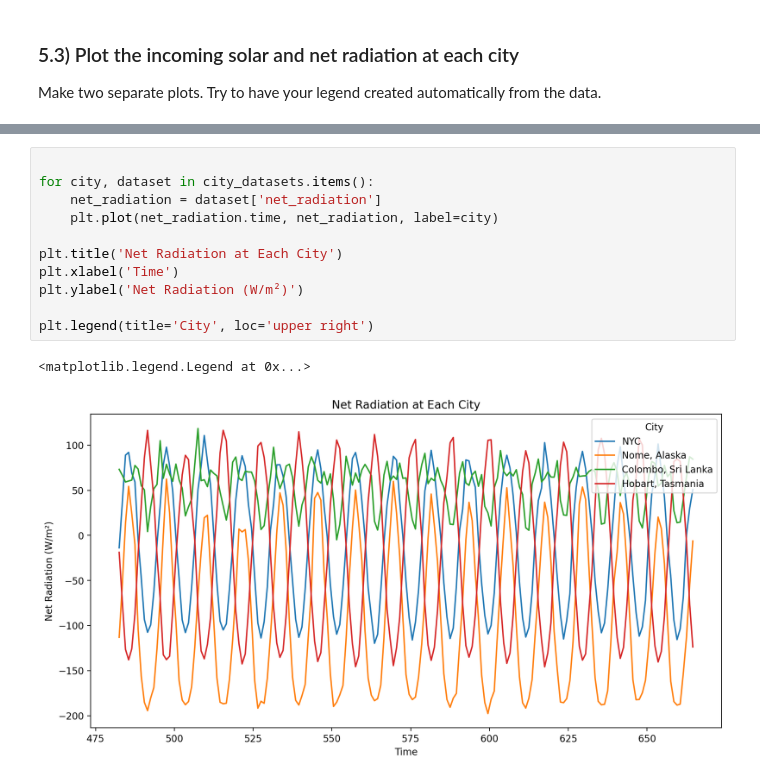
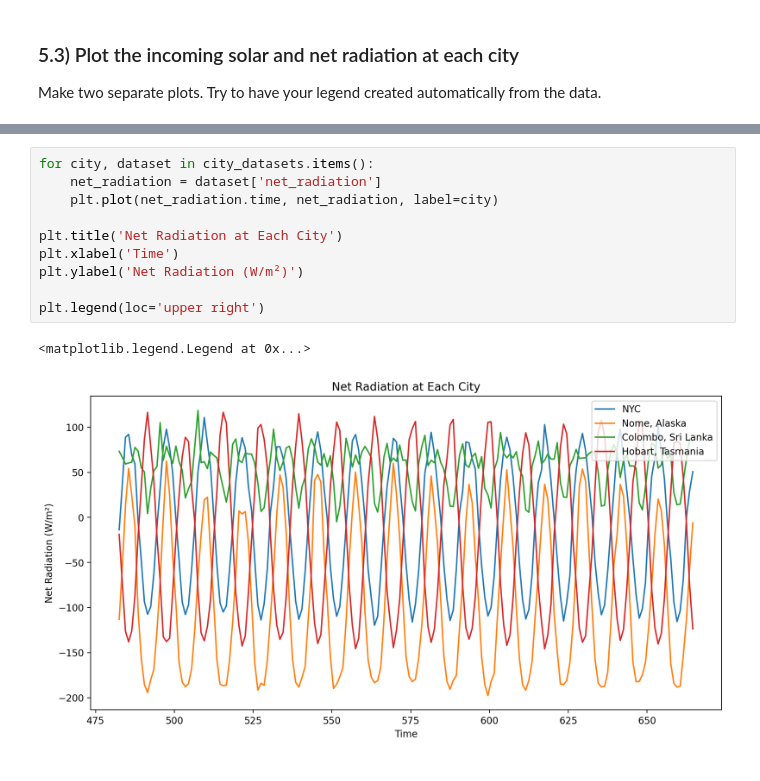
Before and after one commit to AryaAvery/rces-assignments, a Jupyter notebook: assignment7.ipynb, the cells around one changed output, grey strips where cells are left out. Drawn from its saved outputs; the diff is of its cells as text.

```diff
--- a/assignment7.ipynb
+++ b/assignment7.ipynb
@@ -430,14 +411,13 @@ plt.legend(title='City', loc='upper right')
 # %%
-
 for city, dataset in city_datasets.items():
     net_radiation = dataset['net_radiation']
     plt.plot(net_radiation.time, net_radiation, label=city)
 
 plt.title('Net Radiation at Each City')
 plt.xlabel('Time')
 plt.ylabel('Net Radiation (W/m²)')
 
-plt.legend(title='City', loc='upper right')
+plt.legend(loc='upper right')
 # %% [output]
 <matplotlib.legend.Legend at 0x...>
-[figure, old version]
+[figure, new version]
```
Also changed, not shown: parts of 5 cells of this notebook, 1 other file.
